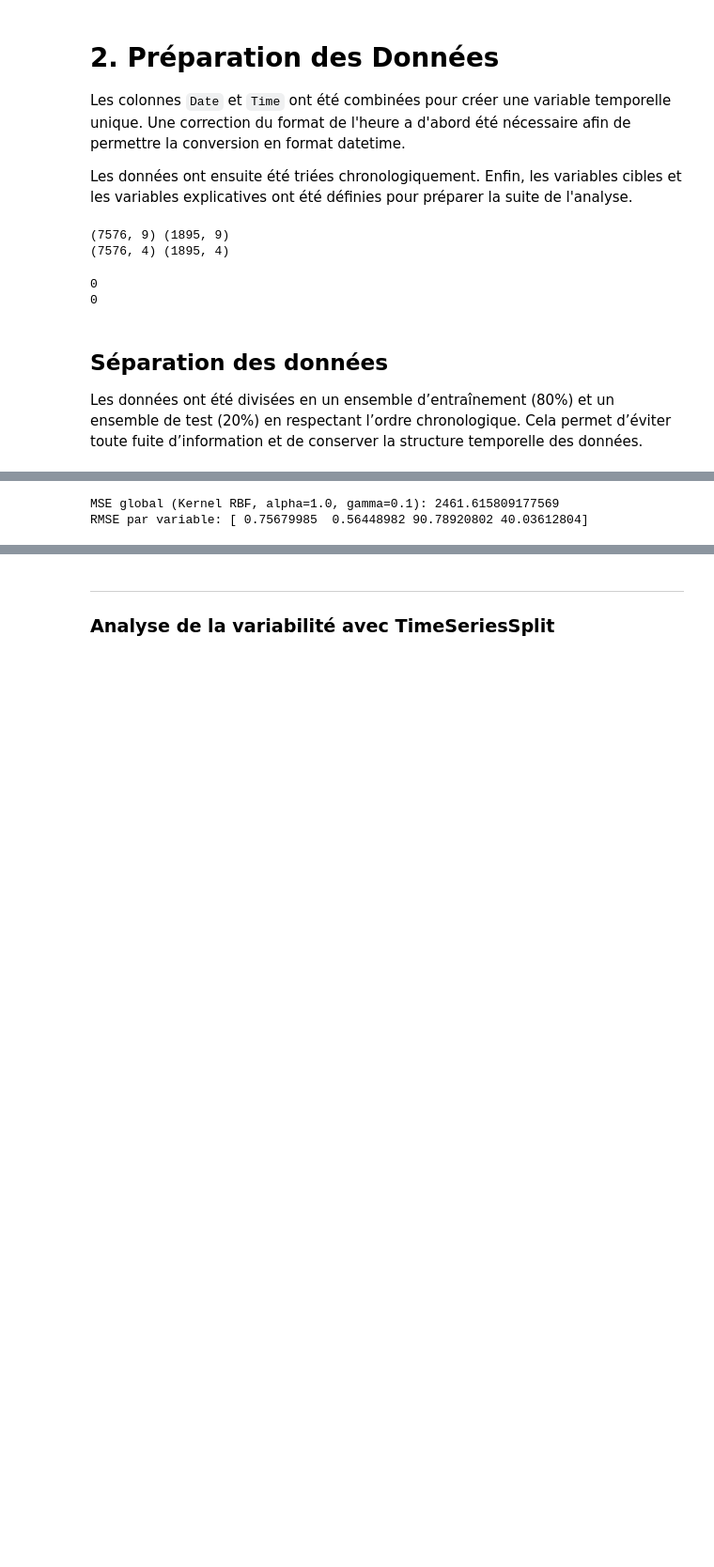
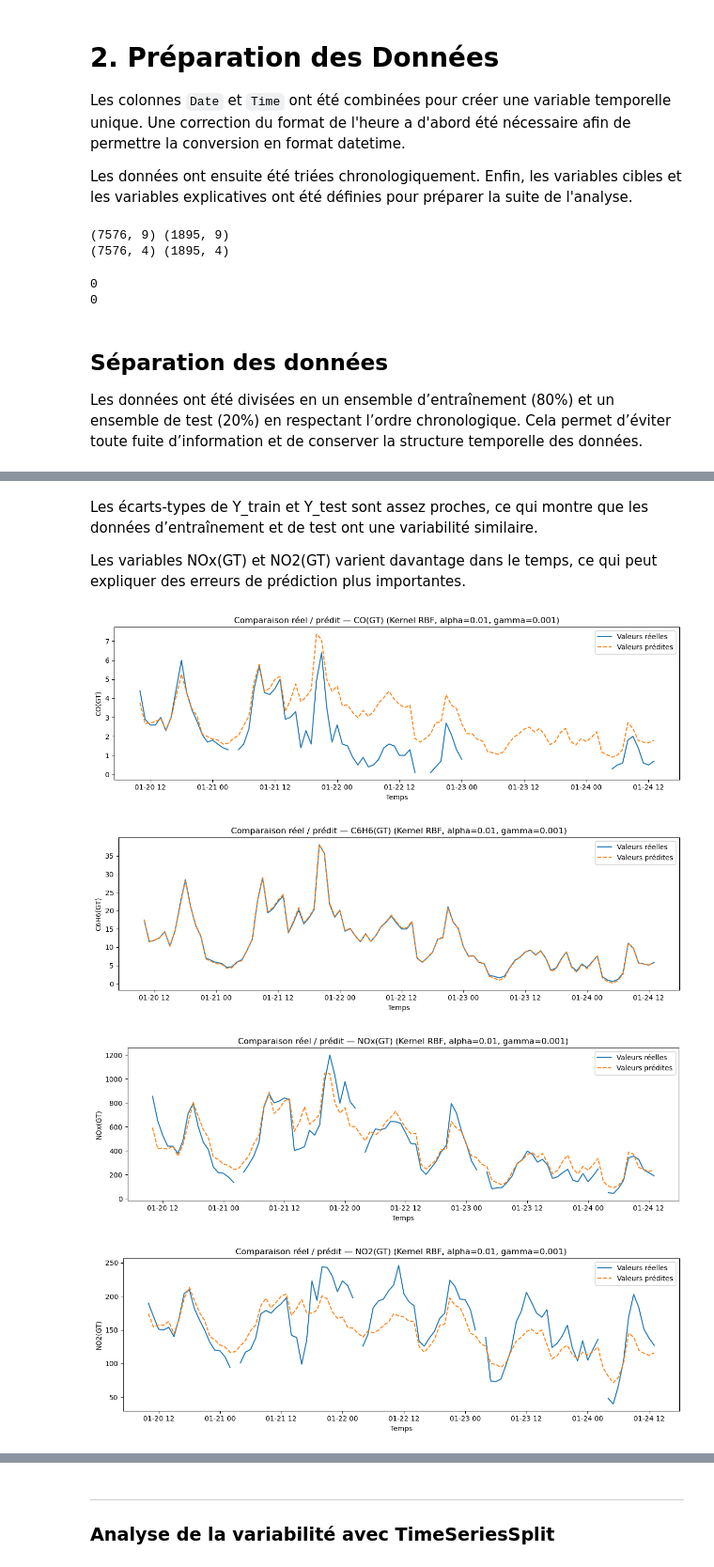
Before and after one commit to NourBouabid/regression_air_quality, a Jupyter notebook: notebook.ipynb, the cells around one changed output, grey strips where cells are left out. Shown at 94% size. Drawn from its saved outputs; the diff is of its cells as text; code cells hidden in the pictures; blank space fills up the shorter version.

```diff
--- a/notebook.ipynb
+++ b/notebook.ipynb
@@ -295,11 +376,21 @@ for i, target in enumerate(targets):
+# %% [markdown]
+Les écarts-types de Y_train et Y_test sont assez proches, ce qui montre que les données d’entraînement et de test ont une variabilité similaire.
+
+Les variables NOx(GT) et NO2(GT) varient davantage dans le temps, ce qui peut expliquer des erreurs de prédiction plus importantes.
 # %%
-# MSE global
-mse_global = mean_squared_error(Y_test_imp, Y_pred)
-print("MSE global (Kernel RBF, alpha=1.0, gamma=0.1):", mse_global)
-
-# RMSE par variable
-rmse_par_variable = mean_squared_error(Y_test_imp, Y_pred, multioutput='raw_values') ** 0.5
-print("RMSE par variable:", rmse_par_variable)
+# Visualisation finale
+for i, target in enumerate(targets):
+    plt.figure(figsize=(12, 4))
+    plt.plot(dates_test.values[:100], Y_test[target].values[:100], label="Valeurs réelles")
+    plt.plot(dates_test.values[:100], Y_pred_best[:100, i], label="Valeurs prédites", linestyle='--')
+    plt.title(f"Comparaison réel / prédit — {target} (Kernel RBF, alpha={best_alpha}, gamma={best_gamma})")
+    plt.xlabel("Temps")
+    plt.ylabel(target)
+    plt.legend()
+    plt.tight_layout()
+    plt.show()
 # %% [output]
-MSE global (Kernel RBF, alpha=1.0, gamma=0.1): 2461.615809177569
-RMSE par variable: [ 0.75679985  0.56448982 90.78920802 40.03612804]
+[figure, added]
+[figure, added]
+[figure, added]
+[figure, added]
```
Also changed, not shown: parts of 19 cells of this notebook.
